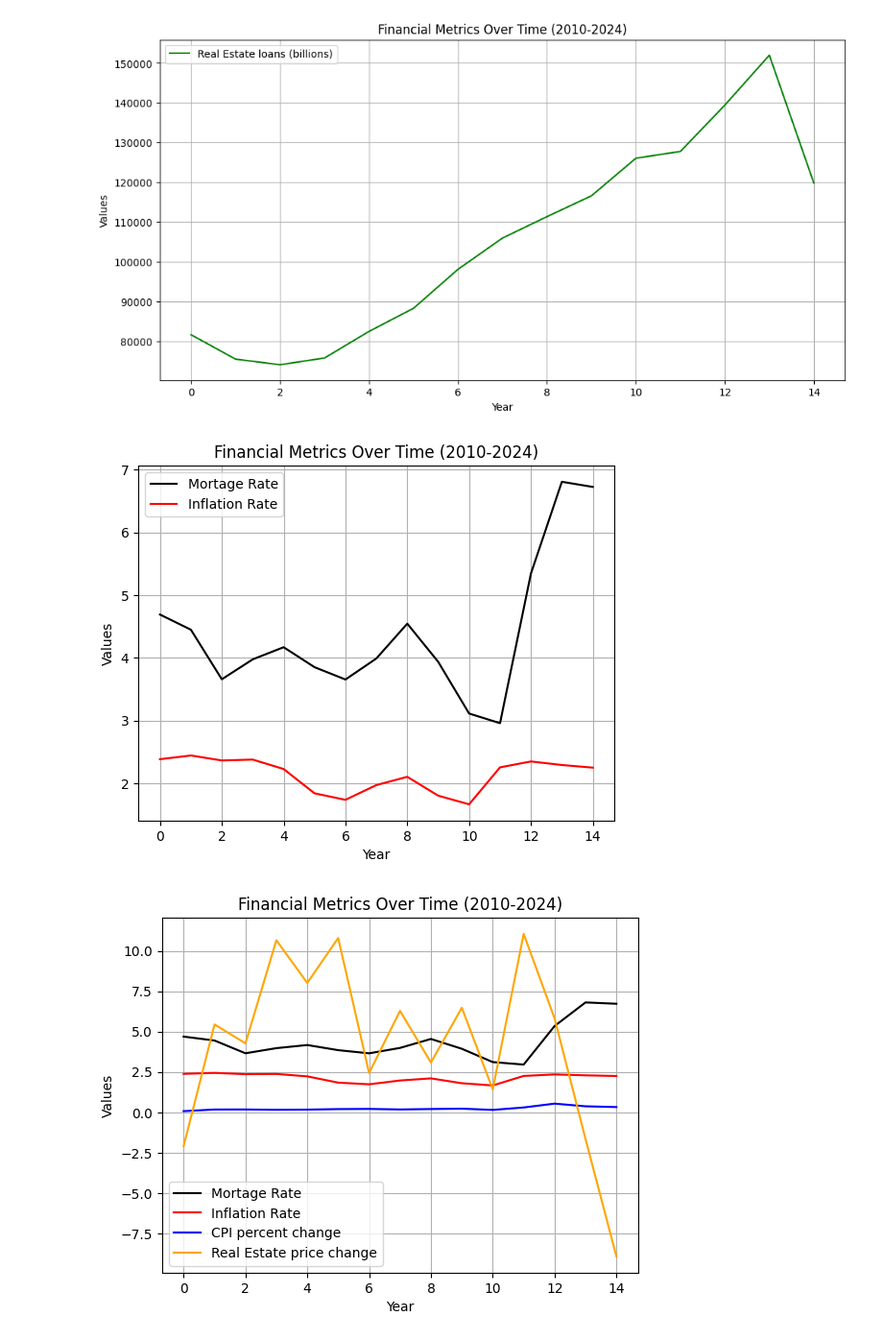
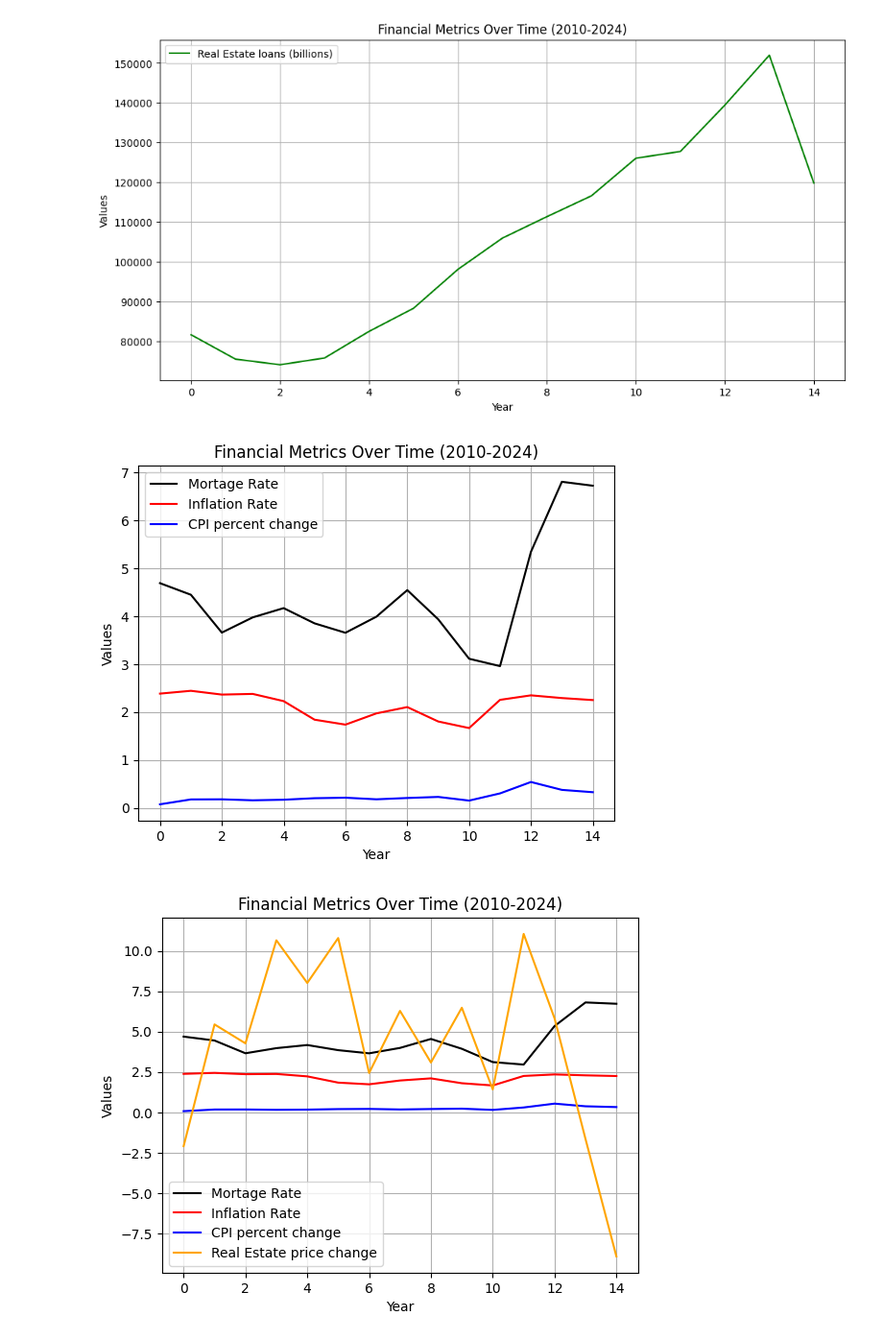
Before and after one commit to Monty-2003/DS_project2, a Jupyter notebook: SCRIPTS/modeling.ipynb, the cells around one changed output. Shown: that part at 96% size. Drawn from its saved outputs; the diff is of its cells as text; code cells hidden in the pictures.

```diff
--- a/SCRIPTS/modeling.ipynb
+++ b/SCRIPTS/modeling.ipynb
@@ -36,16 +36,17 @@ plt.show()
 # %%
 plt.plot(modeling_df.index, modeling_df['mortgage_fixed_rate'], label='Mortage Rate', color='black')
 plt.plot(modeling_df.index, modeling_df['inflation_rate'], label='Inflation Rate', color='red')
+plt.plot(modeling_df.index, modeling_df['percent_change_cpi'], label='CPI percent change', color='blue')
 
 
 plt.xlabel('Year')
 plt.ylabel('Values')
 plt.title('Financial Metrics Over Time (2010-2024)')
 plt.legend()
 plt.grid()
 plt.show()
 # %% [output]
-[figure, old version]
+[figure, new version]
 # %%
 plt.plot(modeling_df.index, modeling_df['mortgage_fixed_rate'], label='Mortage Rate', color='black')
 plt.plot(modeling_df.index, modeling_df['inflation_rate'], label='Inflation Rate', color='red')
```
Also changed, not shown: parts of 1 cell of this notebook.
